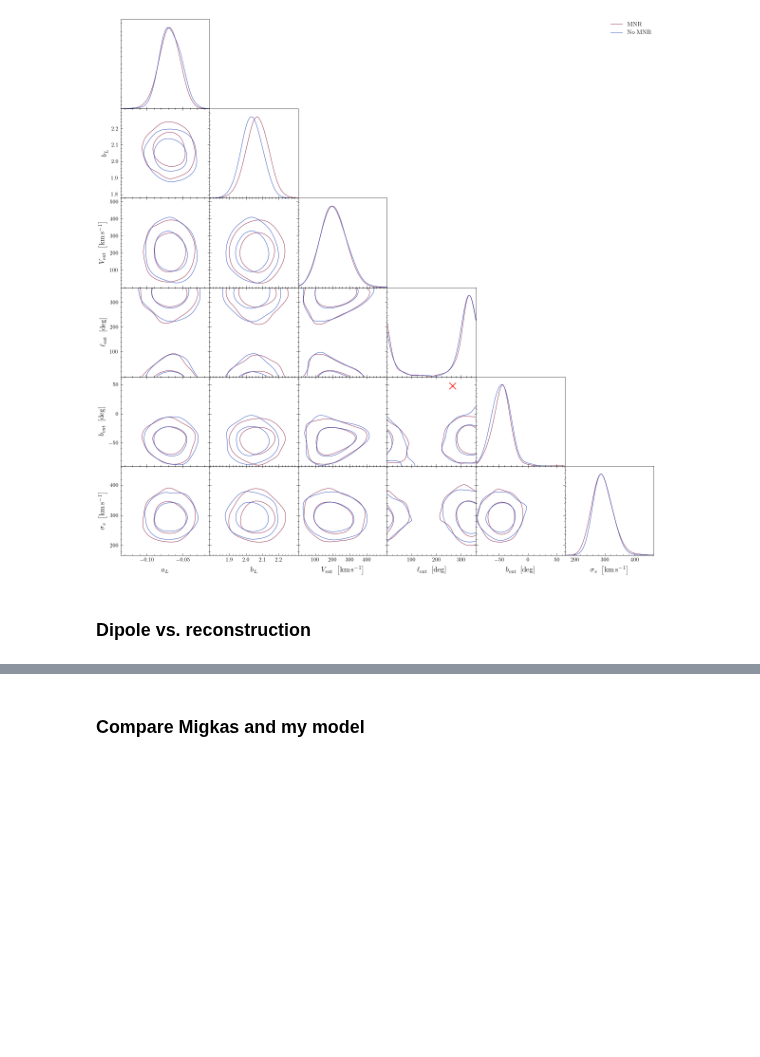
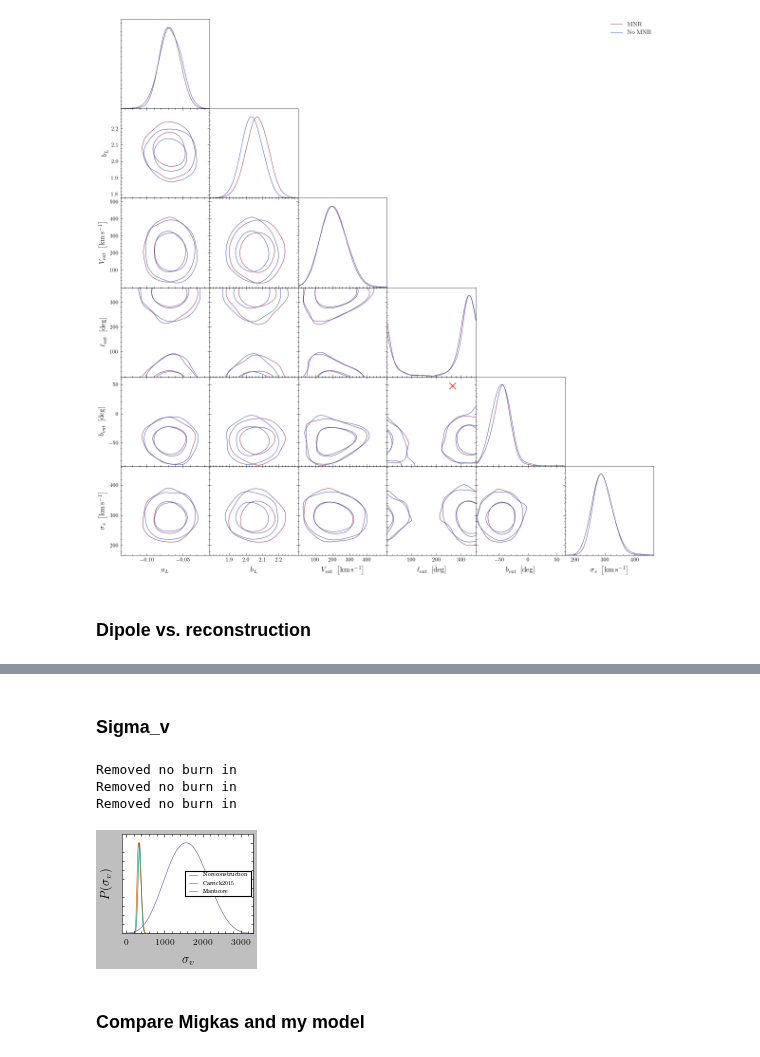
Before and after one commit to candel-cosmo/CANDEL, a Jupyter notebook: tariq_notebooks/paper_Clusters/main_Clusters.ipynb, the cells around one changed output, grey strips where cells are left out. Cells and saved outputs as stored; diff of their text form; code cells hidden in the pictures; blank space fills up the shorter version.

```diff
--- a/tariq_notebooks/paper_Clusters/main_Clusters.ipynb
+++ b/tariq_notebooks/paper_Clusters/main_Clusters.ipynb
@@ -730,3 +777,46 @@ Removed no burn in
+# %% [markdown]
+### Sigma_v
+# %%
+from getdist import plots, MCSamples
+from candel import read_samples
+
+fnames = [
+    f"{results_folder}/Vext_LTYT_noMNR_nodipA_dipVext_hasY.hdf5",
+    f"{results_folder}/carrick2015_LTYT_noMNR_nodipA_dipVext_hasY.hdf5",
+    f"{results_folder}/manticore_LTYT_noMNR_nodipA_dipVext_hasY.hdf5",
+]
+labels = ["No reconstruction", "Carrick2015", "Manticore"]
+cols = [COLS[0], COLS[1], COLS[2]]
+
+sigma_samples = []
+for f in fnames:
+    arr = read_samples(root, f, keys="sigma_v")
+    sigma_samples.append(MCSamples(
+        samples=np.asarray(arr).reshape(-1, 1),
+        names=["sigma_v"],
+        labels=[r"\sigma_v"],
+    ))
+
+settings = plots.GetDistPlotSettings()
+settings.alpha_filled_add = -0.25  # matches our corner plot tweak
+g = plots.get_subplot_plotter(settings=settings)
+g.plot_1d(
+    sigma_samples,
+    param="sigma_v",
+    colors=cols,
+    legend_labels=labels,
+)
+g.add_legend(legend_labels=labels, legend_loc='center right', fontsize=5, frameon=False)
+
+ax = g.subplots[0][0]
+ax.set_ylabel(r"$P(\sigma_v)$", fontsize=settings.axes_fontsize)
+to_save = figures_folder + "sigma_v.pdf"
+g.export(to_save)
+# %% [output]
+Removed no burn in
+Removed no burn in
+Removed no burn in
+[figure, added]
 # %% [markdown]
 ### Compare Migkas and my model
 # %%
```
Also changed, not shown: parts of 7 cells of this notebook, 1 other file.
